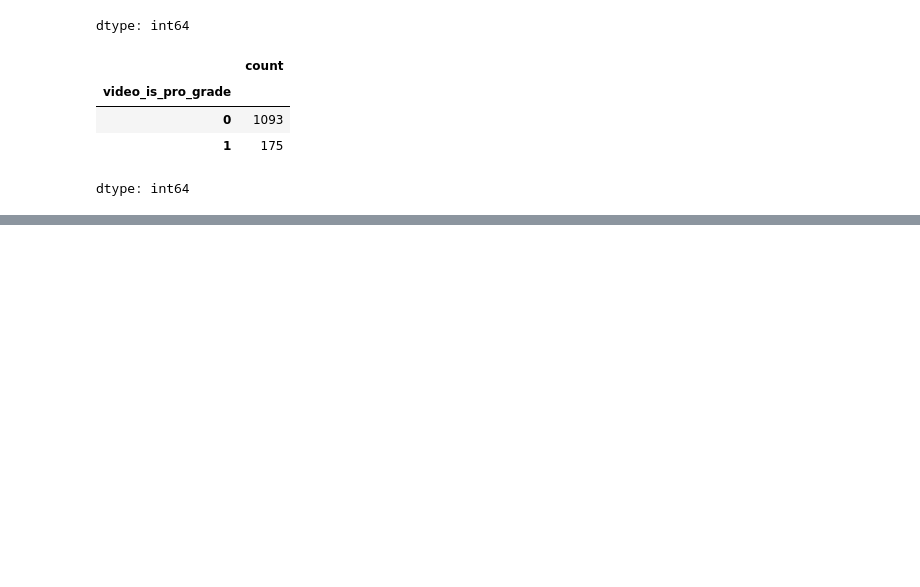
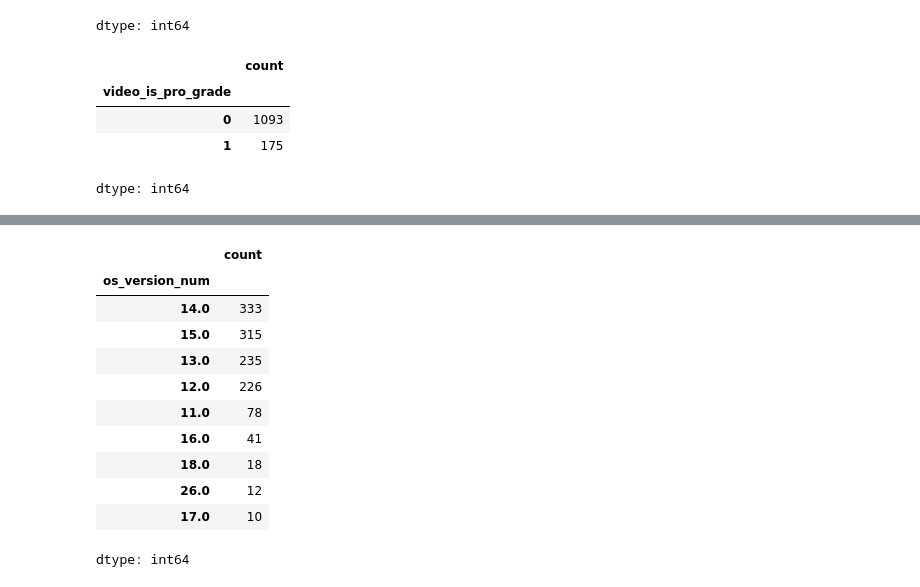
Before and after one commit to rajeshxdatascience/smartphone-recommender-system, a Jupyter notebook: SpecLens_AI_Data_Engineering.ipynb, the cells around one changed output, grey strips where cells are left out. Saved outputs shown, nothing was run; the diff lists cells and outputs as text; code cells hidden in the pictures; blank space fills up the shorter version.

```diff
--- a/SpecLens_AI_Data_Engineering.ipynb
+++ b/SpecLens_AI_Data_Engineering.ipynb
@@ -3883,0 +3935,17 @@ dtype: int64
+# %%
+df['os_version_num'] = df['os'].str.extract(r'(\d+)').astype(float)
+# %%
+df['os_version_num'].value_counts(dropna=False)
+# %% [output]
+|  | count |
+| os_version_num |  |
+| 14.0 | 333 |
+| 15.0 | 315 |
+| 13.0 | 235 |
+| 12.0 | 226 |
+| 11.0 | 78 |
+| 16.0 | 41 |
+| 18.0 | 18 |
+| 26.0 | 12 |
+| 17.0 | 10 |
+dtype: int64
```
Also changed, not shown: parts of 4 cells of this notebook.
